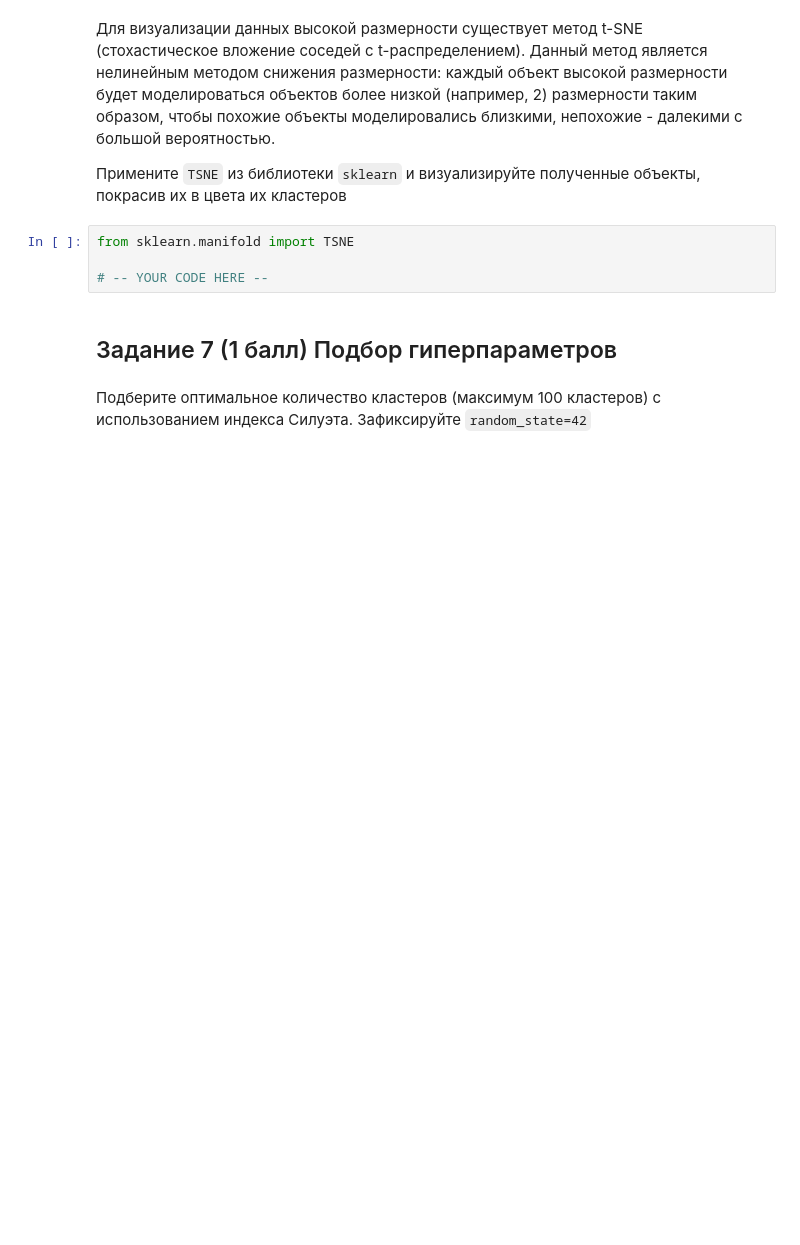
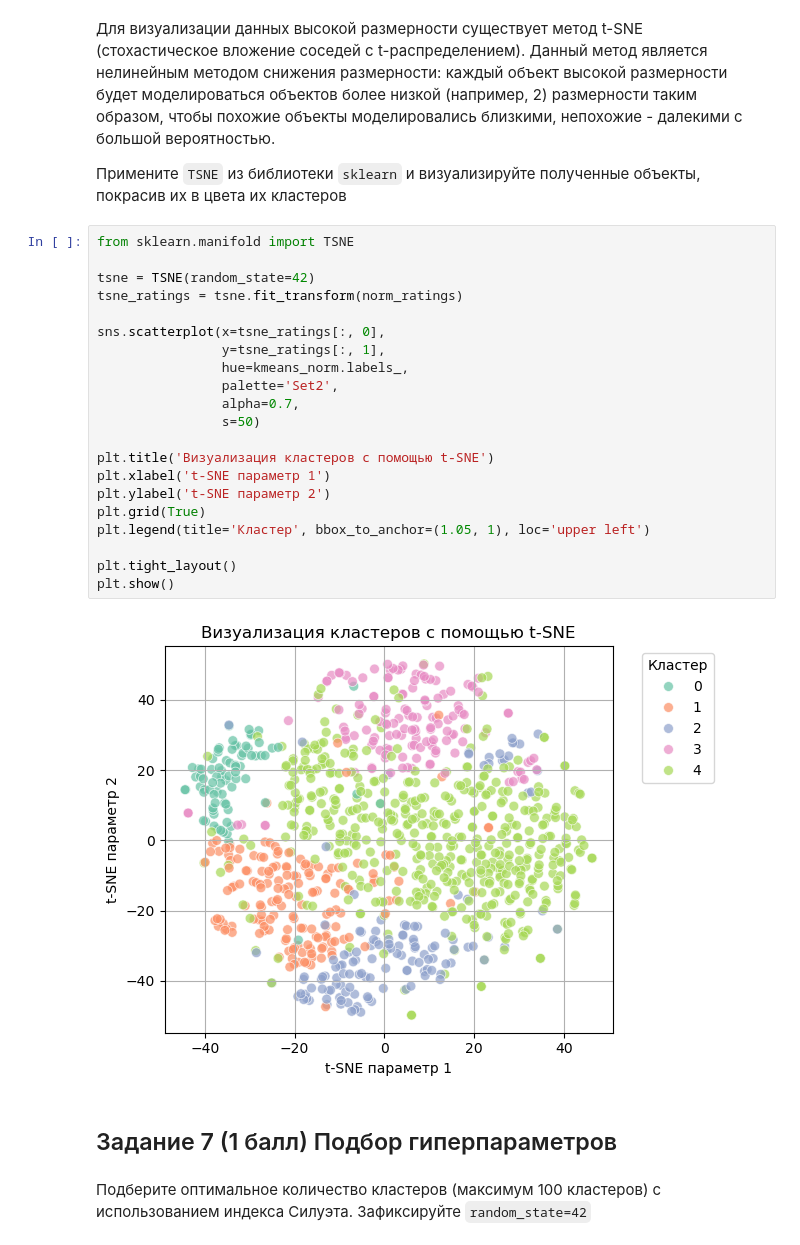
Before and after one commit to Bosbobos/IAD, a Jupyter notebook: MachineLeariningBasics/hw08_boosting_clustering/hw08_boosting_clustering.ipynb, the cells around one changed output. Cells and saved outputs as stored; diff of their text form; blank space fills up the shorter version.

```diff
--- a/MachineLeariningBasics/hw08_boosting_clustering/hw08_boosting_clustering.ipynb
+++ b/MachineLeariningBasics/hw08_boosting_clustering/hw08_boosting_clustering.ipynb
@@ -531,7 +579,26 @@ import matplotlib.pyplot as plt
 # %%
 from sklearn.manifold import TSNE
 
-# -- YOUR CODE HERE --
+tsne = TSNE(random_state=42)
+tsne_ratings = tsne.fit_transform(norm_ratings)
+
+sns.scatterplot(x=tsne_ratings[:, 0],
+                y=tsne_ratings[:, 1],
+                hue=kmeans_norm.labels_,
+                palette='Set2',
+                alpha=0.7,
+                s=50)
+
+plt.title('Визуализация кластеров с помощью t-SNE')
+plt.xlabel('t-SNE параметр 1')
+plt.ylabel('t-SNE параметр 2')
+plt.grid(True)
+plt.legend(title='Кластер', bbox_to_anchor=(1.05, 1), loc='upper left')
+
+plt.tight_layout()
+plt.show()
+# %% [output]
+[figure, added]
 # %% [markdown]
 ## Задание 7 (1 балл) Подбор гиперпараметров
 # %% [markdown]
```
Also changed, not shown: parts of 22 cells of this notebook, 1 other file.
